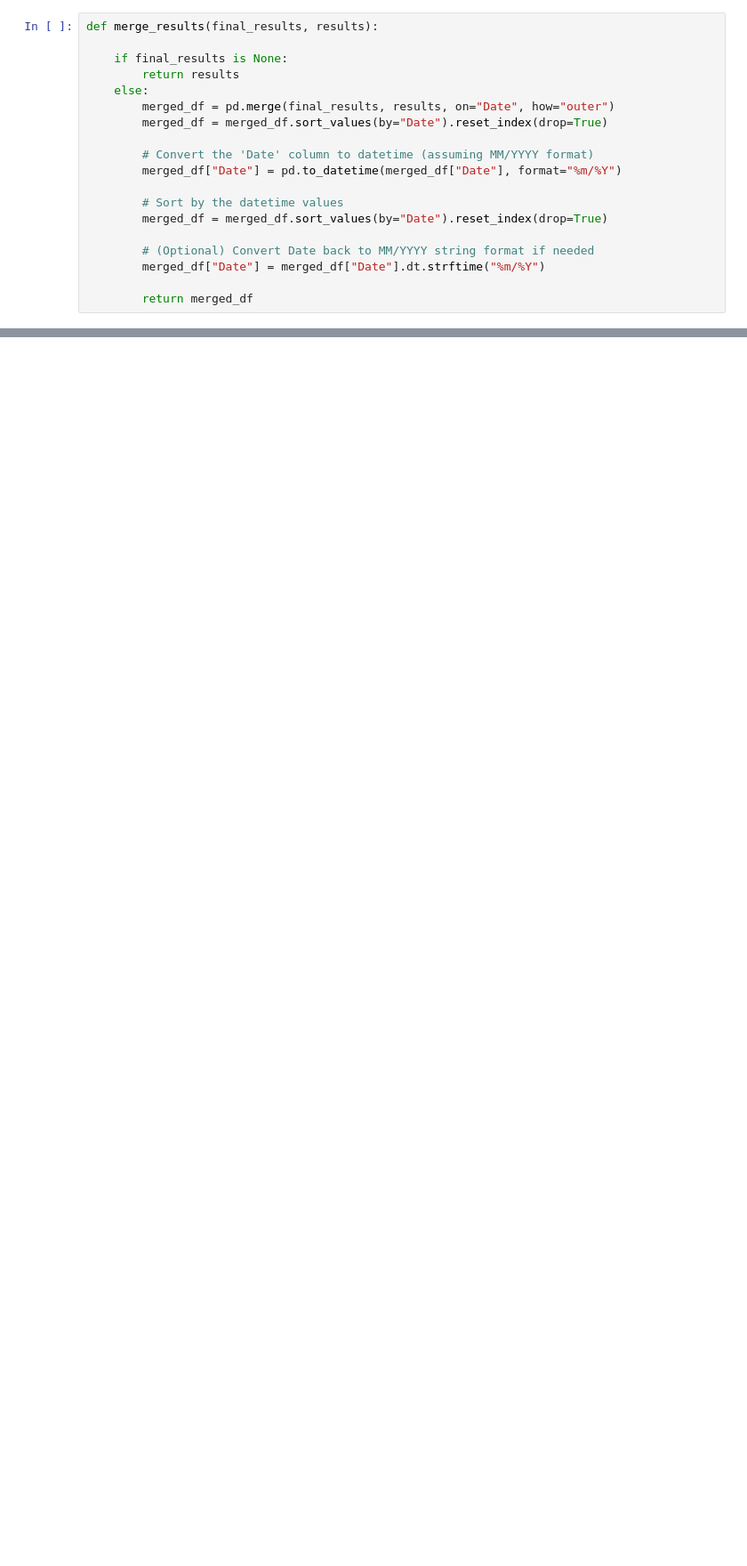
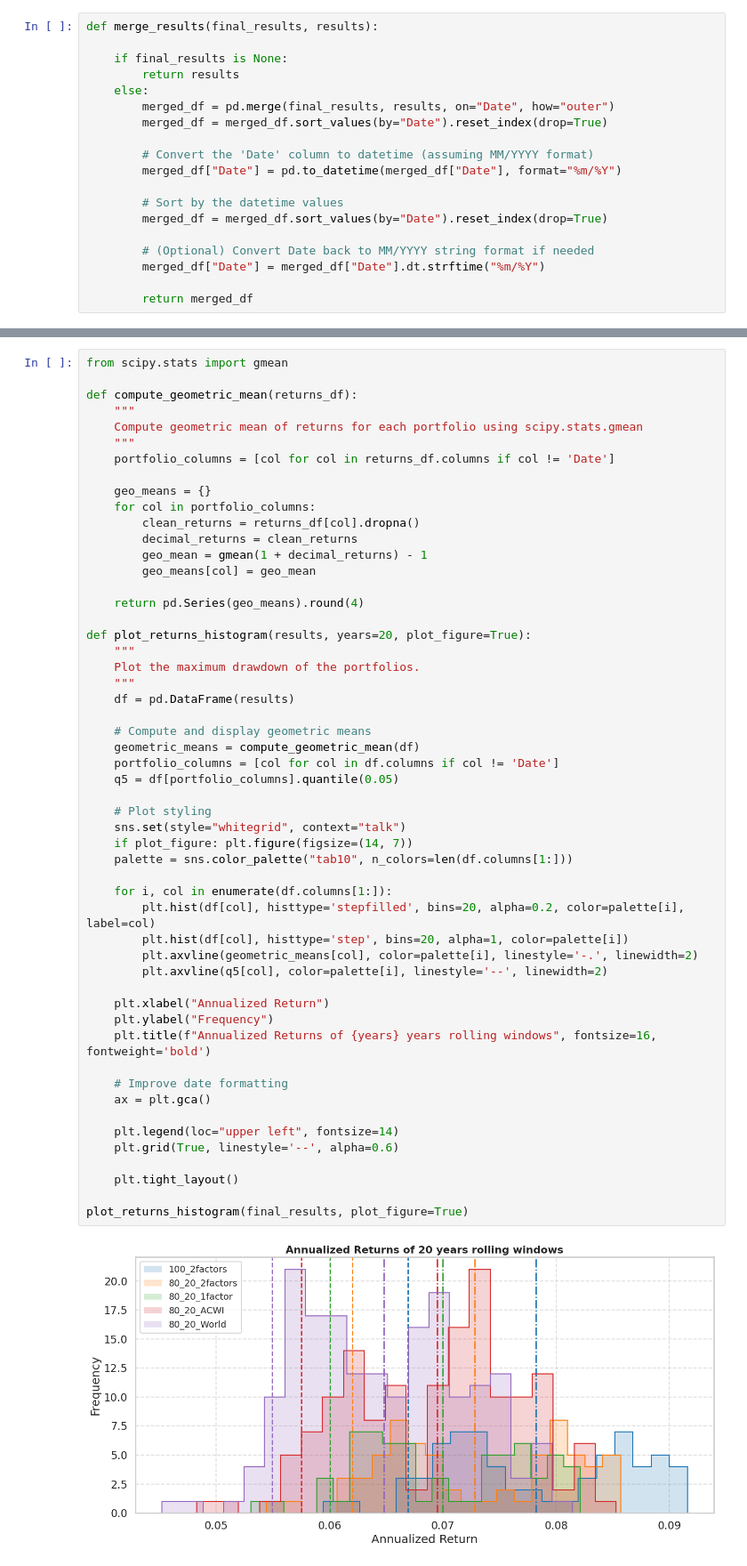
Before and after one commit to PhisicsLollo0/Finance4All, a Jupyter notebook: prices_scraping.ipynb, the cells around one changed output, grey strips where cells are left out. Shown at 89% size. Saved outputs shown, nothing was run; the diff lists cells and outputs as text; blank space fills up the shorter version.

```diff
--- a/prices_scraping.ipynb
+++ b/prices_scraping.ipynb
@@ -72,3 +68,58 @@ for years in [5, 10, 20]:
+# %%
+from scipy.stats import gmean
+
+def compute_geometric_mean(returns_df):
+    """
+    Compute geometric mean of returns for each portfolio using scipy.stats.gmean
+    """
+    portfolio_columns = [col for col in returns_df.columns if col != 'Date']
+
+    geo_means = {}
+    for col in portfolio_columns:
+        clean_returns = returns_df[col].dropna()
+        decimal_returns = clean_returns
+        geo_mean = gmean(1 + decimal_returns) - 1
+        geo_means[col] = geo_mean
+
+    return pd.Series(geo_means).round(4)
+
+def plot_returns_histogram(results, years=20, plot_figure=True):
+    """
+    Plot the maximum drawdown of the portfolios.
+    """
+    df = pd.DataFrame(results)
+
+    # Compute and display geometric means
+    geometric_means = compute_geometric_mean(df)
+    portfolio_columns = [col for col in df.columns if col != 'Date']
+    q5 = df[portfolio_columns].quantile(0.05)
+
+    # Plot styling
+    sns.set(style="whitegrid", context="talk")
+    if plot_figure: plt.figure(figsize=(14, 7))
+    palette = sns.color_palette("tab10", n_colors=len(df.columns[1:]))
+
+    for i, col in enumerate(df.columns[1:]):
+        plt.hist(df[col], histtype='stepfilled', bins=20, alpha=0.2, color=palette[i], label=col)
+        plt.hist(df[col], histtype='step', bins=20, alpha=1, color=palette[i])
+        plt.axvline(geometric_means[col], color=palette[i], linestyle='-.', linewidth=2)
+        plt.axvline(q5[col], color=palette[i], linestyle='--', linewidth=2)
+
+    plt.xlabel("Annualized Return")
+    plt.ylabel("Frequency")
+    plt.title(f"Annualized Returns of {years} years rolling windows", fontsize=16, fontweight='bold')
+
+    # Improve date formatting
+    ax = plt.gca()
+
+    plt.legend(loc="upper left", fontsize=14)
+    plt.grid(True, linestyle='--', alpha=0.6)
+
+    plt.tight_layout()
+
+plot_returns_histogram(final_results, plot_figure=True)
+# %% [output]
+[figure, added]
 # %%
 final_maxdrawdown = None
 
```
Also changed, not shown: parts of 5 cells of this notebook, 2 other files.
